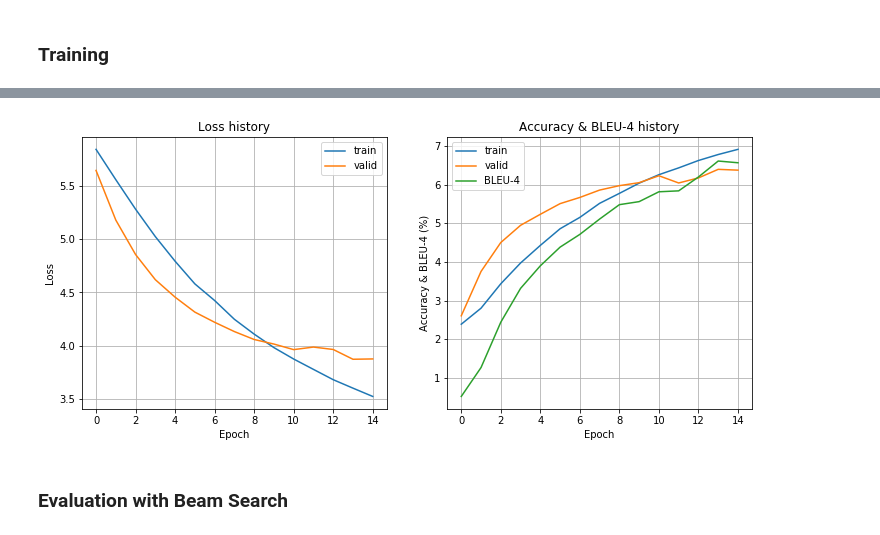
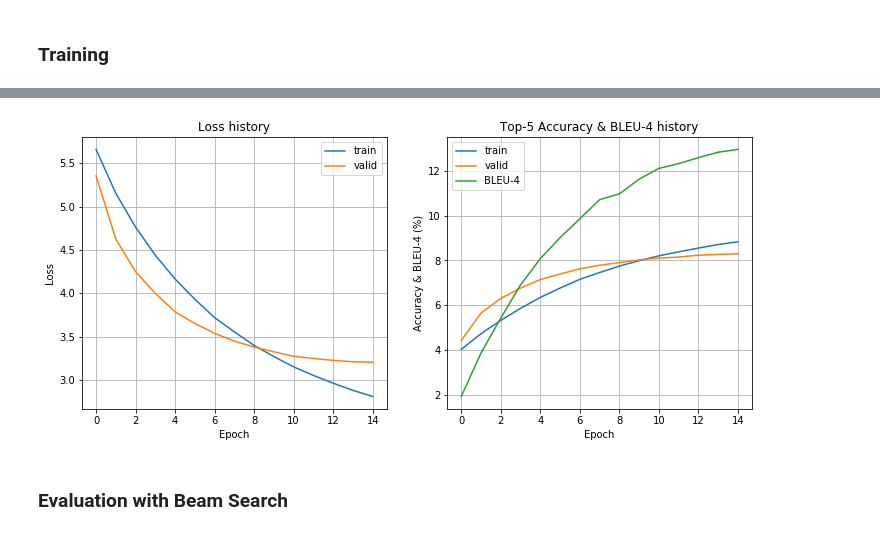
Before and after one commit to dksifoua/Neural-Machine-Translation, a Jupyter notebook: 1 - LSTM SeqToSeq.ipynb, the cells around one changed output, grey strips where cells are left out. Drawn from its saved outputs; the diff is of its cells as text; code cells hidden in the pictures.

```diff
--- a/LSTM SeqToSeq.ipynb
+++ b/1 - LSTM SeqToSeq.ipynb
@@ -142,6 +142,6 @@ Number of examples: 35,936
 # %%
 data = Dataset(examples, fields={'src': FR, 'dest': EN})
-train_data, valid_data, test_data = data.split(split_ratio=[0.95, 0.05, 0.05])
+train_data, valid_data, test_data = data.split(split_ratio=[0.9, 0.05, 0.05])
 print(f'train set size: {len(train_data.examples):,}')
 print(f'valid set size: {len(valid_data.examples):,}')
 print(f'test set size: {len(test_data.examples):,}')
@@ -496,7 +498,7 @@ def train_step(model, optimizer, criterion, loader, epoch, grad_clip, tf_ratio,
         # Track metrics
         loss_tracker.update(loss.item(), sum(sorted_decode_lengths))
         acc_tracker.update(
-            torch_utils.accuracy(logits, sorted_dest_sequences, 1),
+            torch_utils.accuracy(logits, sorted_dest_sequences, 5),
             sum(sorted_decode_lengths)
         )
         # Update progressbar description
@@ -530,7 +532,7 @@ def validate(model, criterion, loader, field, epoch, device):
             # Track metrics
             loss_tracker.update(loss.item(), sum(sorted_decode_lengths))
             acc_tracker.update(
-                torch_utils.accuracy(logits, sorted_dest_sequences, 1),
+                torch_utils.accuracy(logits, sorted_dest_sequences, 5),
                 sum(sorted_decode_lengths)
             )
             # Update references
@@ -564,7 +566,7 @@ def validate(model, criterion, loader, field, epoch, device):
         # Calculate BLEU-4 score
         bleu4 = bleu_score(hypotheses, references, max_n=4, weights=[0.25, 0.25, 0.25, 0.25])
         # Display some examples
-        for i in np.random.choice(len(loader), 3):
+        for i in np.random.choice(len(loader), size=3, replace=False):
             src, dest = ' '.join(references[i][0]), ' '.join(hypotheses[i])
             display(HTML(f'<span style="color:blue"><b>Ground truth translation:</b> {src}</span>'))
             display(HTML(f'<span style="color:red"><b>Predicted translation:</b> {dest}</span>'))
@@ -648,13 +650,13 @@ fr_embeddings = torch_utils.load_embeddings(nlp=spacy_fr, field=FR)
 en_embeddings = torch_utils.load_embeddings(nlp=spacy_en, field=EN)
 # %%
 MODEL_NAME = 'seq2seq-lstm'
-N_LAYERS = 1
-HIDDEN_SIZE = 128
+N_LAYERS = 2
+HIDDEN_SIZE = 256
 EMBEDDING_SIZE = 300
-ENC_DROPOUT = 0.25
-ENC_RECURRENT_DROPOUT = 0.
+ENC_DROPOUT = 0.3
+ENC_RECURRENT_DROPOUT = 0.25
 DEC_DROPOUT = 0.15
-DEC_RECURRENT_DROPOUT = 0.
+DEC_RECURRENT_DROPOUT = 0.2
 N_EPOCHS = 15
 BATCH_SIZE = 64
 LEARNING_RATE = 1e-3
@@ -729,23 +731,23 @@ Predicted translation: the is that that that the is of the is been the the of
 # %%
 _, axes = plt.subplots(1, 2, figsize=(12, 5))
 axes[0].plot(history['loss'], label='train')
 axes[0].plot(history['val_loss'], label='valid')
 axes[0].set_title('Loss history')
 axes[0].set_xlabel('Epoch')
 axes[0].set_ylabel('Loss')
 axes[0].grid(True)
 axes[0].legend()
 axes[1].plot(history['acc'], label='train')
 axes[1].plot(history['val_acc'], label='valid')
 axes[1].plot(np.array(history['bleu4']) * 100., label='BLEU-4')
-axes[1].set_title('Accuracy & BLEU-4 history')
+axes[1].set_title('Top-5 Accuracy & BLEU-4 history')
 axes[1].set_xlabel('Epoch')
 axes[1].set_ylabel('Accuracy & BLEU-4 (%)')
 axes[1].grid(True)
 axes[1].legend()
 plt.show()
 # %% [output]
-[figure, old version]
+[figure, new version]
 # %% [markdown]
 ### Evaluation with Beam Search
 # %%
```
Also changed, not shown: parts of 15 cells of this notebook, 6 other files.
